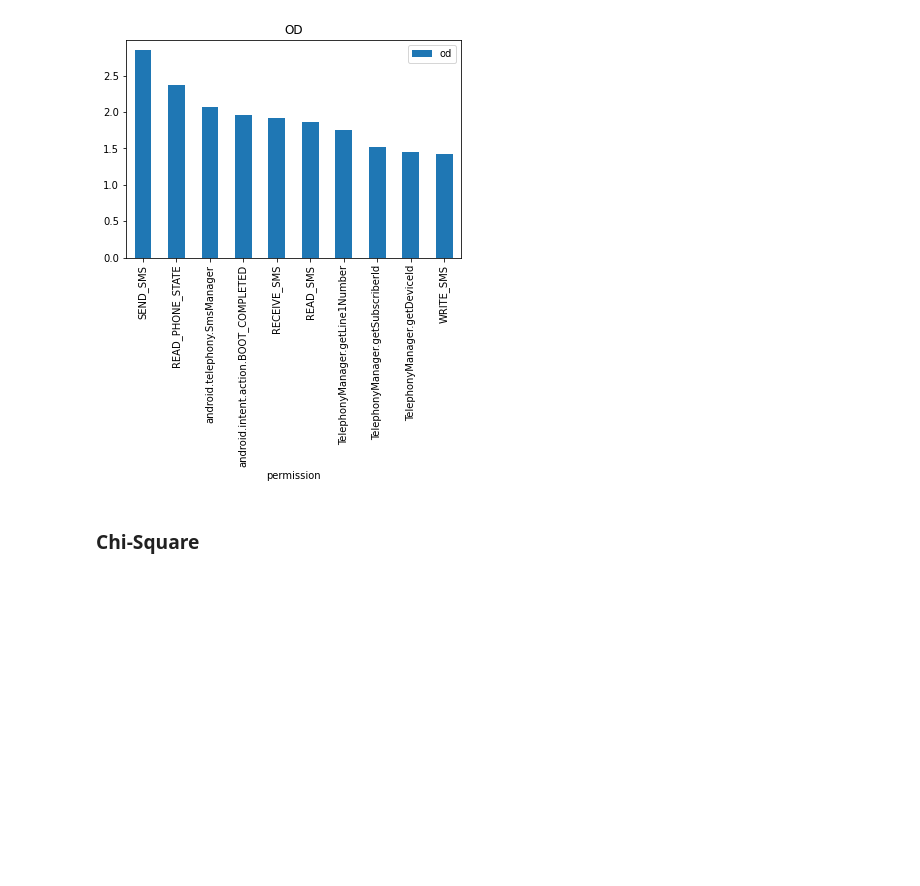
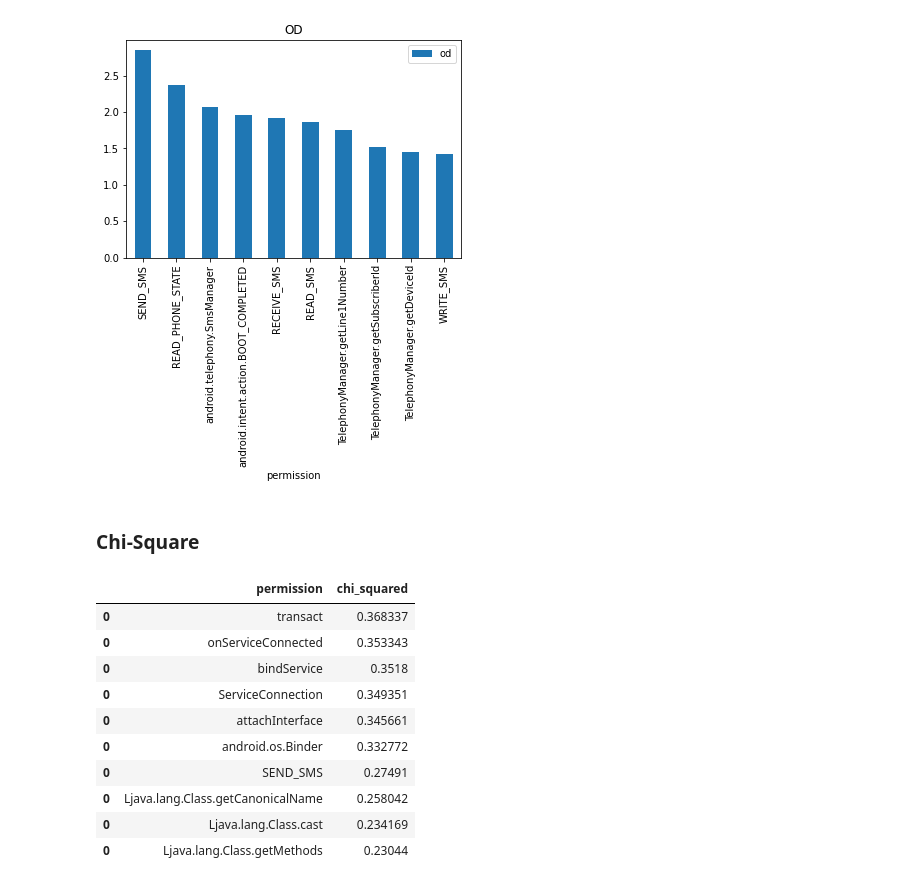
Before and after one commit to NiguXNick/DataScience, a Jupyter notebook: Filter-Based.ipynb, the cells around one changed output. Saved outputs shown, nothing was run; the diff lists cells and outputs as text; code cells hidden in the pictures; blank space fills up the shorter version.

```diff
--- a/Filter-Based.ipynb
+++ b/Filter-Based.ipynb
@@ -111,3 +111,26 @@ show_od_graph()
 <h3> Chi-Square
 # %%
 def chi_squared(class_name):
+    a = gpc(class_name, 0)
+    b = gpc(class_name, 1)
+    c = gpc(class_name, 2)
+    d = gpc(class_name, 3)
+    return ((a*d - b*c)**2) / ((a+b)*(c+d)*(a+c)*(b+d))
+
+chi_squared_df = pd.DataFrame(columns=["permission", "chi_squared"])
+for i in ds.columns:
+    if i != "class":
+        chi_squared_df = pd.concat([chi_squared_df, pd.DataFrame([[i, chi_squared(i)]], columns=["permission", "chi_squared"])])
+chi_squared_df.sort_values(by="chi_squared", ascending=False).head(10)
+# %% [output]
+|  | permission | chi_squared |
+| 0 | transact | 0.368337 |
+| 0 | onServiceConnected | 0.353343 |
+| 0 | bindService | 0.3518 |
+| 0 | ServiceConnection | 0.349351 |
+| 0 | attachInterface | 0.345661 |
+| 0 | android.os.Binder | 0.332772 |
+| 0 | SEND_SMS | 0.27491 |
+| 0 | Ljava.lang.Class.getCanonicalName | 0.258042 |
+| 0 | Ljava.lang.Class.cast | 0.234169 |
+| 0 | Ljava.lang.Class.getMethods | 0.23044 |
```
Also changed, not shown: parts of 3 cells of this notebook, 1 other file.
